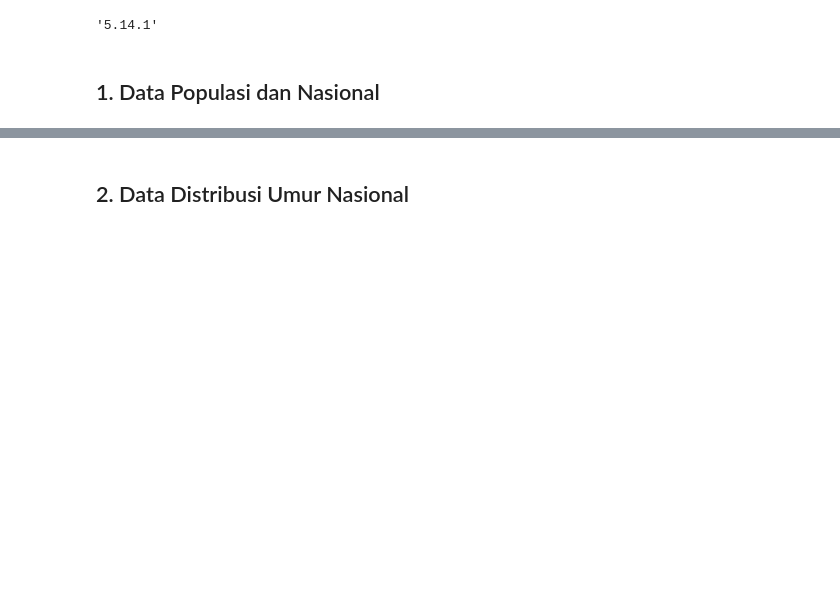
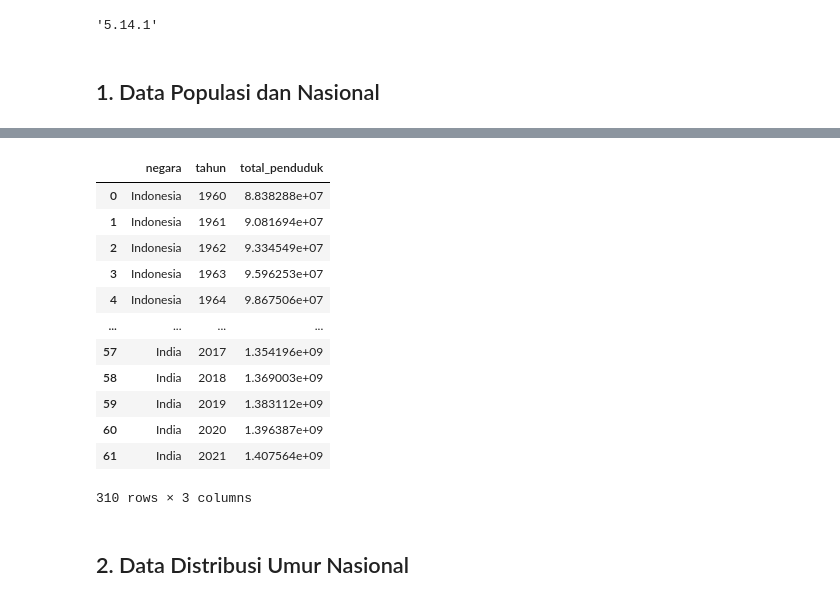
Before and after one commit to ghanahmada/demographic-bonus-analysis, a Jupyter notebook: preprocess.ipynb, the cells around one changed output, grey strips where cells are left out. Cells and saved outputs as stored; diff of their text form; code cells hidden in the pictures; blank space fills up the shorter version.

```diff
--- a/preprocess.ipynb
+++ b/preprocess.ipynb
@@ -54,8 +66,23 @@ data_nasional.head()
 # %%
 rank_pop = transform_pop_data(data_pop, countries=["Indonesia", "Pakistan", "United States", "China", "India"], value_col_name="total_penduduk")
 growth_pop = transform_pop_data(data_growth_pop, countries=["Indonesia", "Pakistan", "United States", "China", "India"], value_col_name="pertumbuhan_penduduk").dropna()
 
 rank_pop_21 = rank_pop[rank_pop["tahun"] == "2021"].reset_index(drop=True)
+rank_pop_21
+# %% [output]
+|  | negara | tahun | total_penduduk |
+| 0 | Indonesia | 1960 | 8.838288e+07 |
+| 1 | Indonesia | 1961 | 9.081694e+07 |
+| 2 | Indonesia | 1962 | 9.334549e+07 |
+| 3 | Indonesia | 1963 | 9.596253e+07 |
+| 4 | Indonesia | 1964 | 9.867506e+07 |
+| ... | ... | ... | ... |
+| 57 | India | 2017 | 1.354196e+09 |
+| 58 | India | 2018 | 1.369003e+09 |
+| 59 | India | 2019 | 1.383112e+09 |
+| 60 | India | 2020 | 1.396387e+09 |
+| 61 | India | 2021 | 1.407564e+09 |
+310 rows × 3 columns
 # %%
 data_nasional.to_csv("preprocessed_data/data_nasional.csv", index=False)
 rank_pop_21.to_csv("preprocessed_data/peringkat_total_penduduk_dunia.csv", index=False)
```
Also changed, not shown: parts of 7 cells of this notebook, 16 other files.
